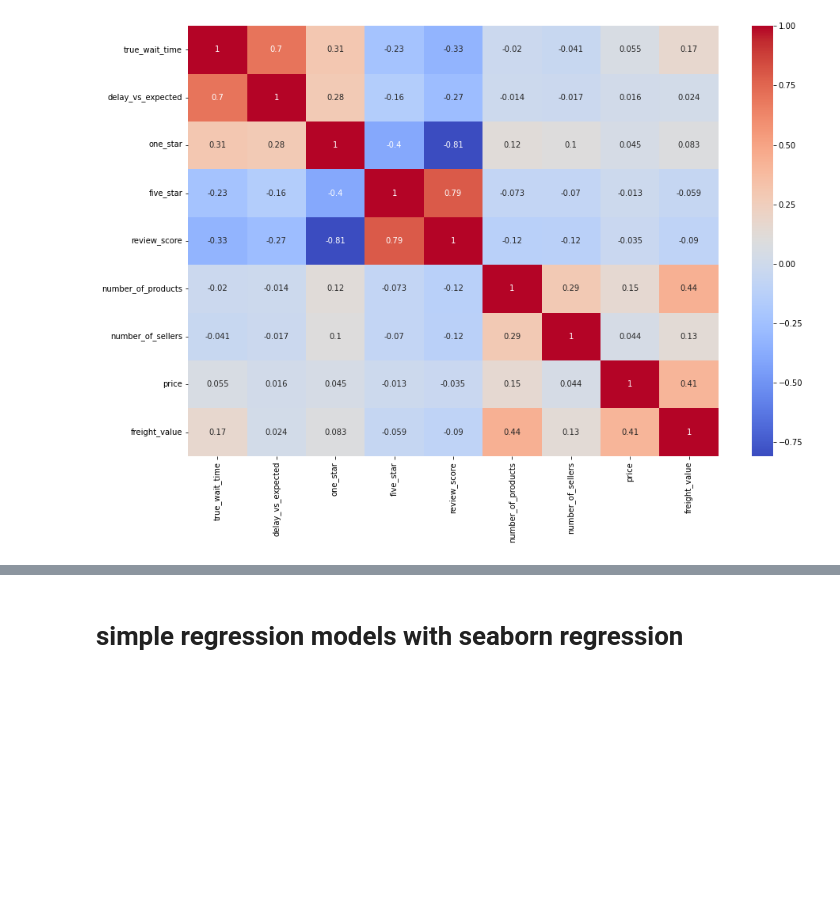
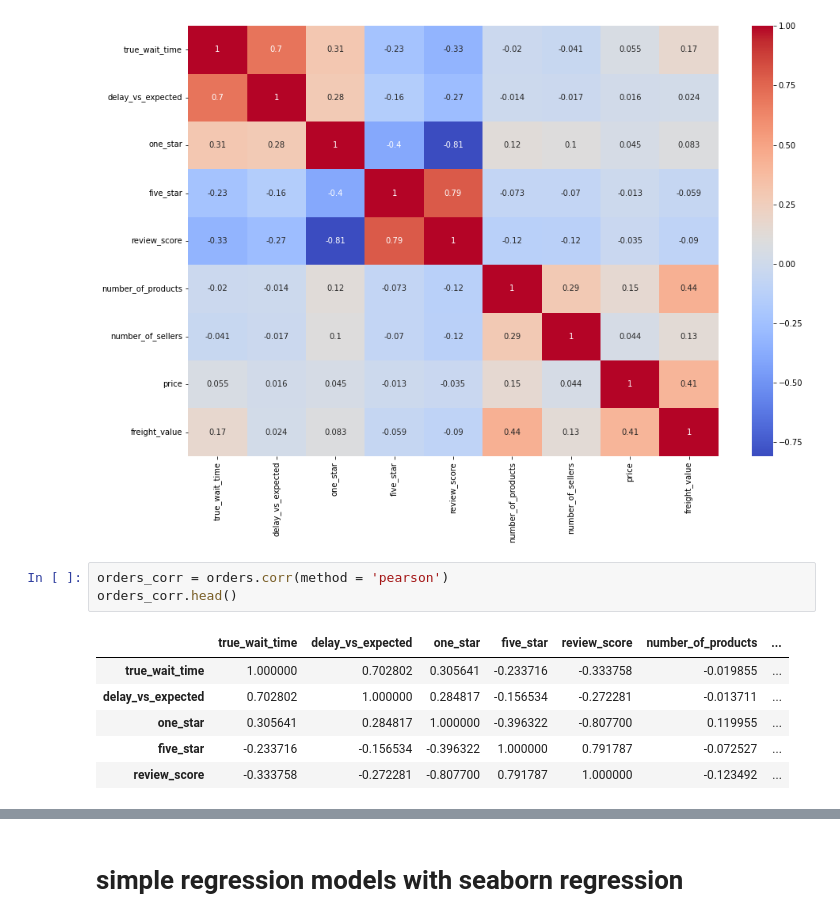
Before and after one commit to 1985shree/olist, a Jupyter notebook: notebooks/note5_wait_time_correlated_with_review?.ipynb, the cells around one changed output, grey strips where cells are left out. Drawn from its saved outputs; the diff is of its cells as text; blank space fills up the shorter version.

```diff
--- a/notebooks/note5_wait_time_correlated_with_review?.ipynb
+++ b/notebooks/note5_wait_time_correlated_with_review?.ipynb
@@ -63,3 +63,13 @@ sns.heatmap(orders.corr(), cmap = 'coolwarm', annot = True, )
 # %% [output]
 <AxesSubplot:>
 [figure]
+# %%
+orders_corr = orders.corr(method = 'pearson')
+orders_corr.head()
+# %% [output]
+|  | true_wait_time | delay_vs_expected | one_star | five_star | review_score | number_of_products | ... |
+| true_wait_time | 1.000000 | 0.702802 | 0.305641 | -0.233716 | -0.333758 | -0.019855 | ... |
+| delay_vs_expected | 0.702802 | 1.000000 | 0.284817 | -0.156534 | -0.272281 | -0.013711 | ... |
+| one_star | 0.305641 | 0.284817 | 1.000000 | -0.396322 | -0.807700 | 0.119955 | ... |
+| five_star | -0.233716 | -0.156534 | -0.396322 | 1.000000 | 0.791787 | -0.072527 | ... |
+| review_score | -0.333758 | -0.272281 | -0.807700 | 0.791787 | 1.000000 | -0.123492 | ... |
```
Also changed, not shown: parts of 7 cells of this notebook.
